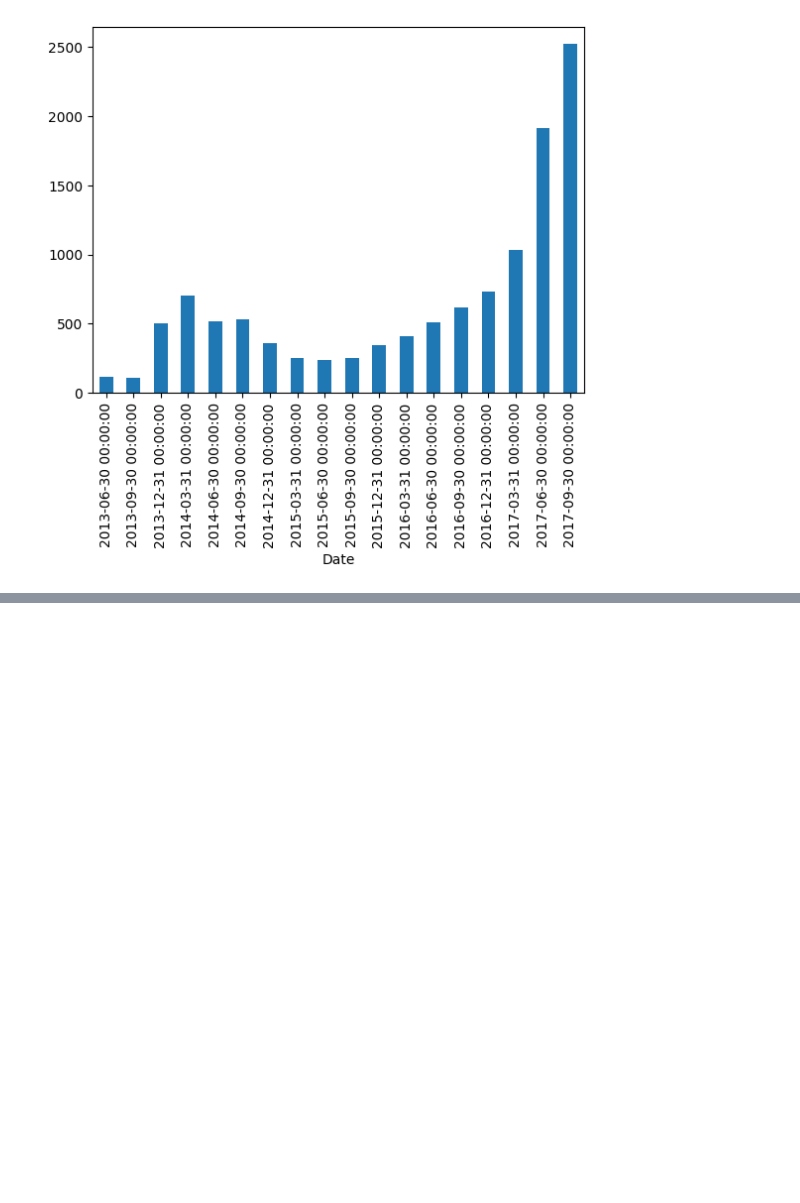
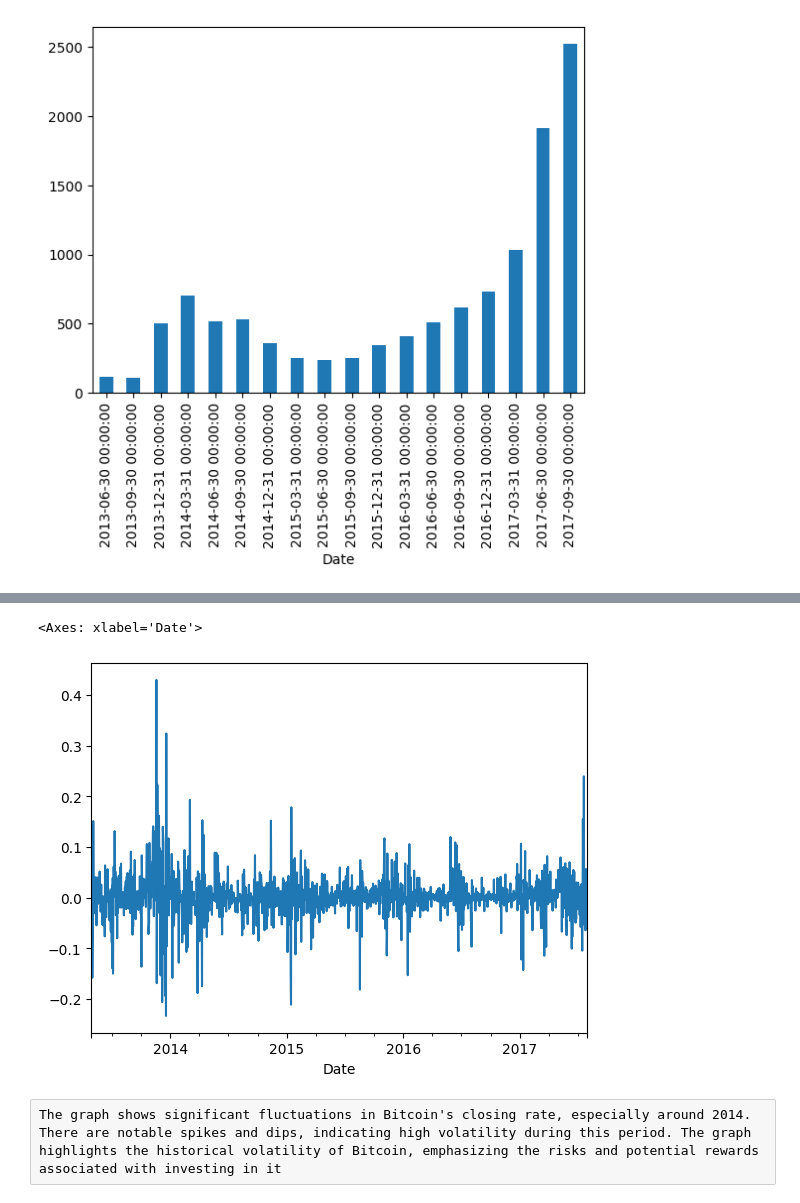
Before and after one commit to hillaryjude/Bitcoin-analysis-using-pandas, a Jupyter notebook: Bitcoin-analysis-using-pandas.ipynb, the cells around one changed output, grey strips where cells are left out. Saved outputs shown, nothing was run; the diff lists cells and outputs as text; code cells hidden in the pictures; blank space fills up the shorter version.

Commit message:
Kaggle Notebook | Bitcoin Analysis | Version 5

```diff
--- a/Bitcoin-analysis-using-pandas.ipynb
+++ b/Bitcoin-analysis-using-pandas.ipynb
@@ -371,0 +392,8 @@ bitcoin['Close'].resample('Q').mean().plot(kind = 'bar')
+# %%
+bitcoin['bitcoin_closeing_rate'] = bitcoin['Close'].pct_change()
+bitcoin['bitcoin_closeing_rate'].plot()
+# %% [output]
+<Axes: xlabel='Date'>
+[figure, added]
+# %% [raw]
+The graph shows significant fluctuations in Bitcoin's closing rate, especially around 2014. There are notable spikes and dips, indicating high volatility during this period. The graph highlights the historical volatility of Bitcoin, emphasizing the risks and potential rewards associated with investing in it
```
Also changed, not shown: parts of 3 cells of this notebook.
